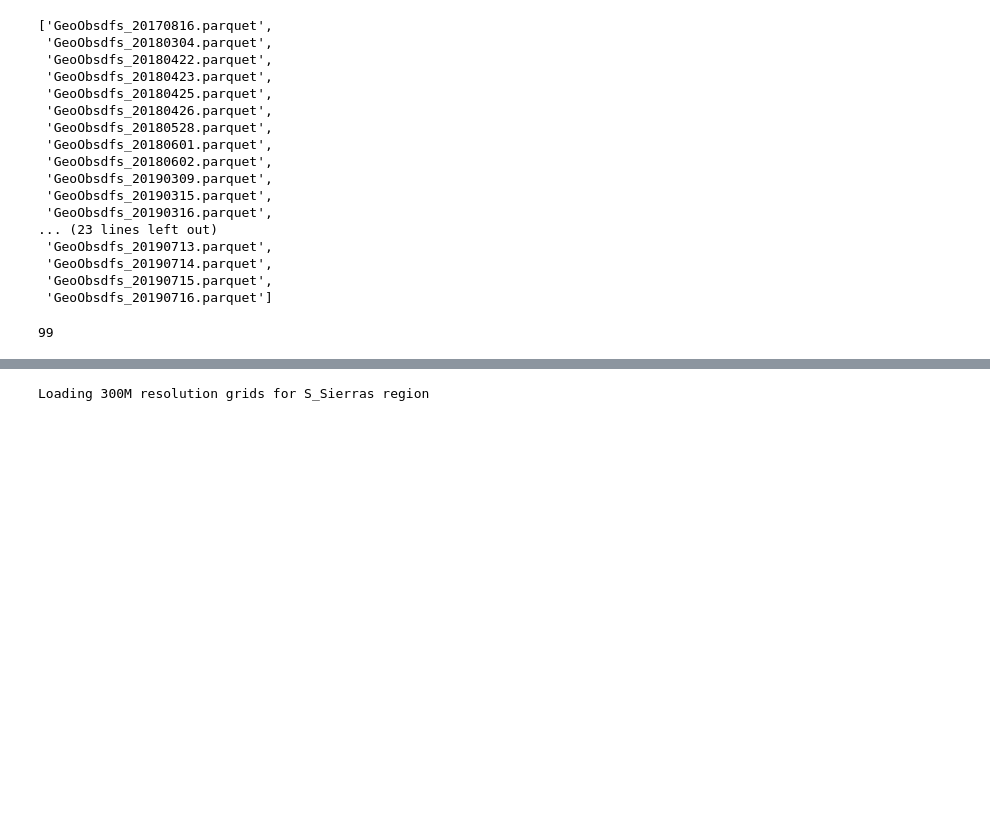
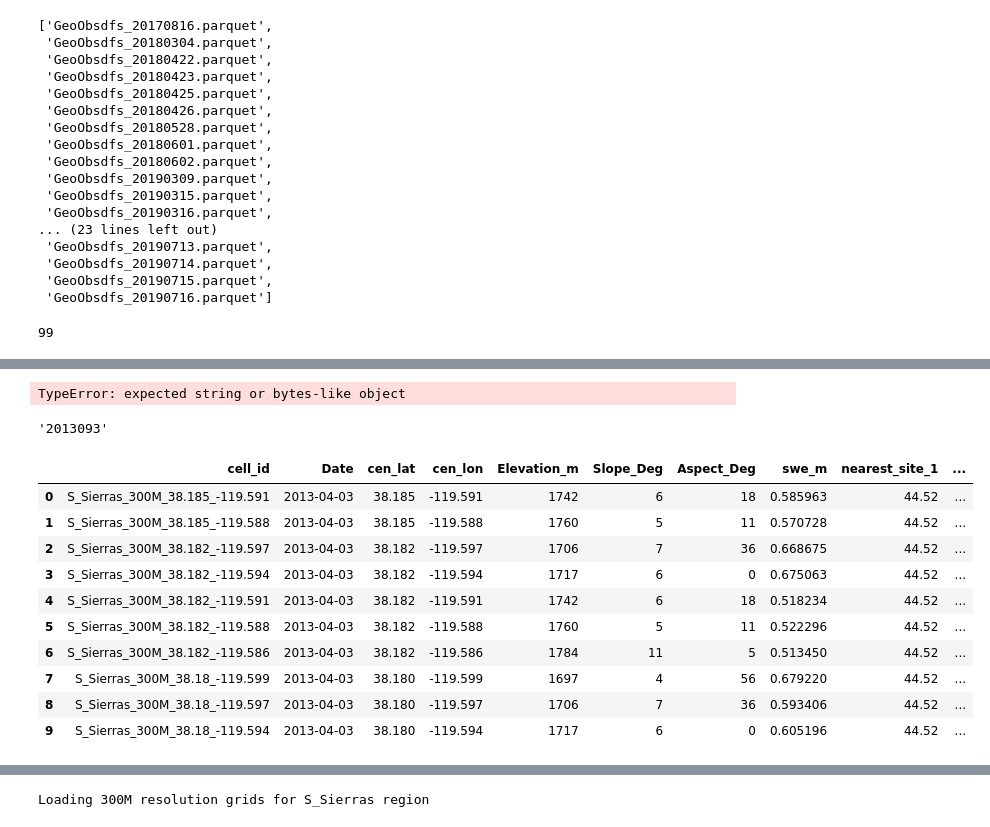
Before and after one commit to whitelightning450/SWEMLv2.0, a Jupyter notebook: Dataprocessing/get_NLDAS.ipynb, the cells around one changed output, grey strips where cells are left out. Cells and saved outputs as stored; diff of their text form; code cells hidden in the pictures; blank space fills up the shorter version.

Commit message:
Changed NLDAS precip to save file for each location to evaluate process,

```diff
--- a/Dataprocessing/get_NLDAS.ipynb
+++ b/Dataprocessing/get_NLDAS.ipynb
@@ -54,14 +54,17 @@ HOME = os.path.expanduser('~')
 
 region = 'S_Sierras'
 output_res = 300
-folder_path = f"{HOME}/SWEMLv2.0/data/TrainingDFs/{region}/{output_res}M_Resolution/VIIRSGeoObsDFs/20_fSCA_Thresh"
+year = 2013
+folder_path = f"{HOME}/SWEMLv2.0/data/Precipitation/{region}/{output_res}M_NLDAS_Precip/{year}"
 Vfiles = [file for file in os.listdir(folder_path)]
 Vfiles.sort()
 #Vfiles
 
 len(Vfiles)
 
-# for file in Vfiles:
+# for file in Vfiles[0]:
 #     x = pd.read_parquet(os.path.join(folder_path, file), engine='fastparquet')
 #     print(file)
+
+os.path.join(folder_path, Vfiles[0])
 # %% [output]
@@ -90,0 +72,28 @@ x
+# %%
+x = pd.read_parquet(os.path.join(folder_path, Vfiles[0]), engine='fastparquet')
+x
+# %% [output]
+TypeError: expected string or bytes-like object
+# %%
+date = pd.to_datetime('2013-04-03')
+dayOfYear = date.strftime("%Y%j")
+dayOfYear
+# %% [output]
+'2013093'
+# %%
+import pandas as pd
+x = pd.read_parquet(os.path.join(folder_path, Vfiles[0]), engine='fastparquet')
+#x = x[(x['swe_m']>0) & (x['hasSnow']==False)]
+x.head(10)
+# %% [output]
+|  | cell_id | Date | cen_lat | cen_lon | Elevation_m | Slope_Deg | Aspect_Deg | swe_m | nearest_site_1 | ... |
+| 0 | S_Sierras_300M_38.185_-119.591 | 2013-04-03 | 38.185 | -119.591 | 1742 | 6 | 18 | 0.585963 | 44.52 | ... |
+| 1 | S_Sierras_300M_38.185_-119.588 | 2013-04-03 | 38.185 | -119.588 | 1760 | 5 | 11 | 0.570728 | 44.52 | ... |
+| 2 | S_Sierras_300M_38.182_-119.597 | 2013-04-03 | 38.182 | -119.597 | 1706 | 7 | 36 | 0.668675 | 44.52 | ... |
+| 3 | S_Sierras_300M_38.182_-119.594 | 2013-04-03 | 38.182 | -119.594 | 1717 | 6 | 0 | 0.675063 | 44.52 | ... |
+| 4 | S_Sierras_300M_38.182_-119.591 | 2013-04-03 | 38.182 | -119.591 | 1742 | 6 | 18 | 0.518234 | 44.52 | ... |
+| 5 | S_Sierras_300M_38.182_-119.588 | 2013-04-03 | 38.182 | -119.588 | 1760 | 5 | 11 | 0.522296 | 44.52 | ... |
+| 6 | S_Sierras_300M_38.182_-119.586 | 2013-04-03 | 38.182 | -119.586 | 1784 | 11 | 5 | 0.513450 | 44.52 | ... |
+| 7 | S_Sierras_300M_38.18_-119.599 | 2013-04-03 | 38.180 | -119.599 | 1697 | 4 | 56 | 0.679220 | 44.52 | ... |
+| 8 | S_Sierras_300M_38.18_-119.597 | 2013-04-03 | 38.180 | -119.597 | 1706 | 7 | 36 | 0.593406 | 44.52 | ... |
+| 9 | S_Sierras_300M_38.18_-119.594 | 2013-04-03 | 38.180 | -119.594 | 1717 | 6 | 0 | 0.605196 | 44.52 | ... |
```
Also changed, not shown: parts of 9 cells of this notebook, 6 other files.
